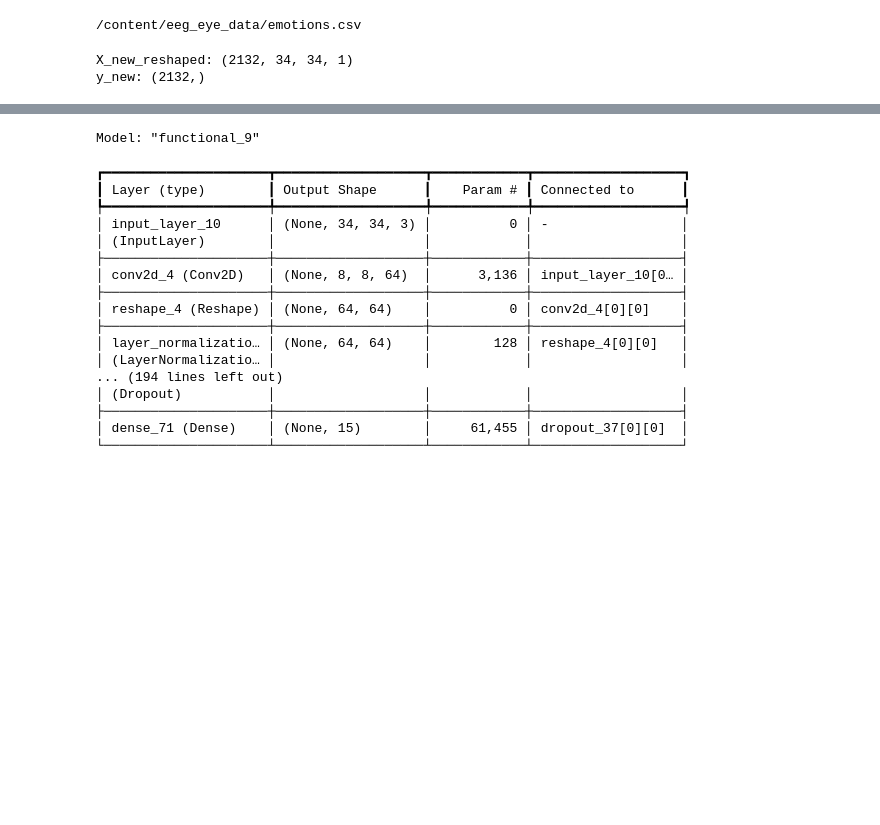
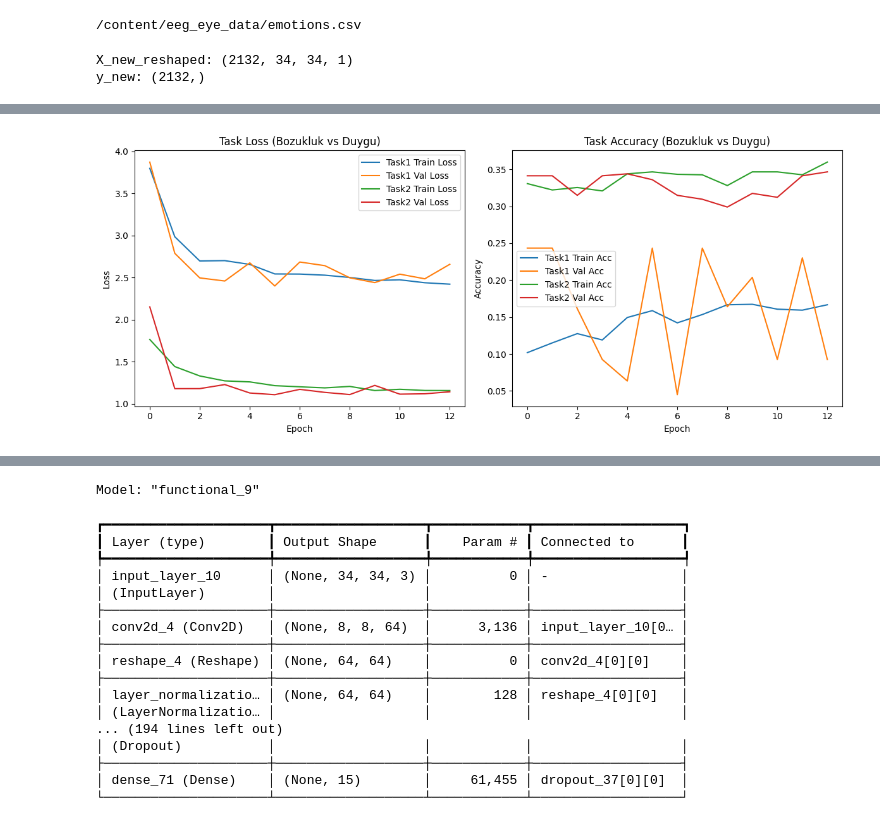
Before and after one commit to snmkrhn/EEG-Sinyalleri-ile-Psikiyatrik-Bozukluklar-n-Tespiti, a Jupyter notebook: EEG_Sinyalleri_ile_Psikiyatrik_Bozuklukların.ipynb, the cells around one changed output, grey strips where cells are left out. Saved outputs shown, nothing was run; the diff lists cells and outputs as text; code cells hidden in the pictures; blank space fills up the shorter version.

```diff
--- a/EEG_Sinyalleri_ile_Psikiyatrik_Bozuklukların.ipynb
+++ b/EEG_Sinyalleri_ile_Psikiyatrik_Bozuklukların.ipynb
@@ -1217,0 +1511,20 @@ y_new: (2132,)
+# %%
+augmented_images = []
+augmented_labels1 = []
+augmented_labels2 = []
+
+for i in range(len(X_combined)):
+    x = X_combined[i]
+    x = x.reshape((1,) + x.shape)  # (1, 30, 30, 3)
+
+    for batch in datagen.flow(x, batch_size=1):
+        augmented_images.append(batch[0])
+        augmented_labels1.append(y1_combined[i])
+        augmented_labels2.append(y2_combined[i])
+        break  # sadece 1 augment al
+
+X_aug = np.array(augmented_images)
+y1_aug = np.array(augmented_labels1)
+y2_aug = np.array(augmented_labels2)
+
+print("Augmented:", X_aug.shape, y1_aug.shape, y2_aug.shape)
@@ -1217,0 +1666,30 @@ y_new: (2132,)
+# %%
+import matplotlib.pyplot as plt
+
+# 🎯 Loss Grafik
+plt.figure(figsize=(12, 5))
+plt.subplot(1, 2, 1)
+plt.plot(history.history['task1_output_loss'], label='Task1 Train Loss')
+plt.plot(history.history['val_task1_output_loss'], label='Task1 Val Loss')
+plt.plot(history.history['task2_output_loss'], label='Task2 Train Loss')
+plt.plot(history.history['val_task2_output_loss'], label='Task2 Val Loss')
+plt.title('Task Loss (Bozukluk vs Duygu)')
+plt.xlabel('Epoch')
+plt.ylabel('Loss')
+plt.legend()
+
+# ✅ Accuracy Grafik
+plt.subplot(1, 2, 2)
+plt.plot(history.history['task1_output_accuracy'], label='Task1 Train Acc')
+plt.plot(history.history['val_task1_output_accuracy'], label='Task1 Val Acc')
+plt.plot(history.history['task2_output_accuracy'], label='Task2 Train Acc')
+plt.plot(history.history['val_task2_output_accuracy'], label='Task2 Val Acc')
+plt.title('Task Accuracy (Bozukluk vs Duygu)')
+plt.xlabel('Epoch')
+plt.ylabel('Accuracy')
+plt.legend()
+
+plt.tight_layout()
+plt.show()
+# %% [output]
+[figure, added]
```
Also changed, not shown: parts of 33 cells of this notebook.
